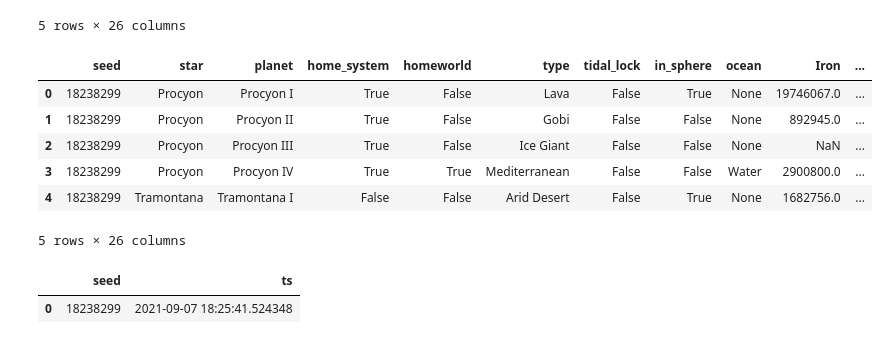
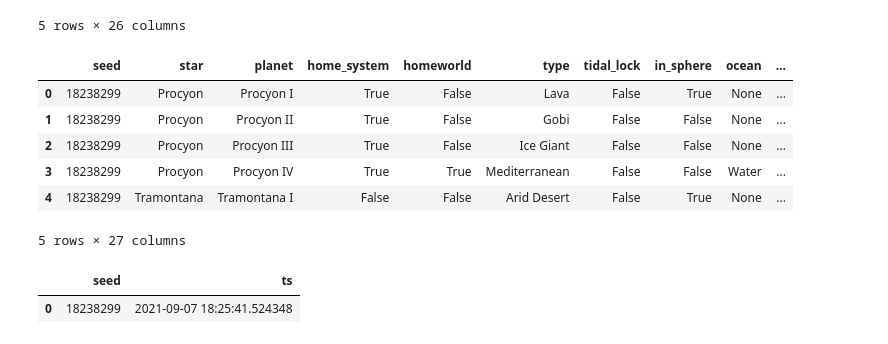
Before and after one commit to drakesiard/dsp-seed-export-parser, a Jupyter notebook: scanner.ipynb, the cells around one changed output. Drawn from its saved outputs; the diff is of its cells as text; code cells hidden in the pictures.

```diff
--- a/scanner.ipynb
+++ b/scanner.ipynb
@@ -14,6 +14,7 @@ import seaborn as sns
 import matplotlib as mpl
 from IPython.display import display, HTML
 from datetime import datetime as dt
+import matplotlib.pyplot as plt
 
 spectra_map = {0: 'M', 1: 'K', 2: 'G', 3: 'F', 4: 'A', 5: 'B', 6: 'O', 7: 'X'}
 singularity_flags = {
@@ -31,12 +32,17 @@ star_type_map = {
     3: 'Neutron Star',
     4: 'Black Hole',
 }
-vein_type_map = {
+vein_type_map = {'verbose': {
     'Iron': 'Iron', 'Copper': 'Copper', 'Silicium': 'Silicon', 'Titanium': 'Titanium',
     'Stone': 'Stone', 'Coal': 'Coal', 'Oil' : 'Oil', 'Fireice': 'Fire ice', 'Diamond': 'Kimberlite',
     'Fractal': 'Fractal Silicon', 'Crysrub': 'Organic Crystal', 'Grat': 'Optical Grating',
-    'Bamboo': 'Spiniform Stalagmite Crystal', 'Mag': 'Unipolar Magnets',
-}
+    'Bamboo': 'Spiniform Stalagmite Crystal', 'Mag': 'Unipolar Magnets', },
+                 'terse': {
+    'Iron': 'Iron', 'Copper': 'Copper', 'Silicium': 'Silicon', 'Titanium': 'Titanium',
+    'Stone': 'Stone', 'Coal': 'Coal', 'Oil' : 'Oil', 'Fireice': 'Fire ice', 'Diamond': 'Kimberlite',
+    'Fractal': 'Fractal Silicon', 'Crysrub': 'Organic Crystal', 'Grat': 'Optical Grating',
+    'Bamboo': 'Spin. Stal. Crystal', 'Mag': 'Uni. Magnets', }
+}['terse']
 vein_types = list(vein_type_map.values())
 ocean_types = ['Water', 'Sulfuric acid']
 base_types = ['Iron', 'Copper', 'Silicon', 'Titanium', 'Stone', 'Coal']
@@ -238,7 +244,7 @@ def scan_systems(universe):
                 'tidal_lock': (planet['singularity'] & singularity_flags['TidalLocked']) > 0,
                 'in_sphere': planet['sunDistance'] <= max_dyson_rad / DYSON_SPHERE_BUFFER,
                 'ocean': planet.get('waterItem', None),
-
+                'landPercent': planet.get('landPercent', 0.),
             }
             if 'vein' in planet:
                 planet_veins = {vein_type_map[k]: v for k, v in planet['vein'].items()}
@@ -252,39 +258,39 @@ def scan_systems(universe):
     planet_df = pd.DataFrame.from_records(planets)
     planet_df['Oil'] *= OIL_SPEED_MULTIPLIER
 
     star_df = pd.DataFrame.from_records(stars)
     systems = planet_df.groupby('star')
     star_resources = systems.sum().reindex(vein_types + gas_types, axis='columns')
     star_resources['planets'] = systems['planet'].count()
     oceans = (systems['ocean'].value_counts().unstack() > 0)[['Water', 'Sulfuric acid']]
     oceans.reindex(star_df['star'], fill_value=False)
     star_df = (star_df
                .merge(star_resources, left_on='star', right_index=True, validate='1:1')
                .merge(oceans.reindex(star_df['star'], fill_value=False),
                       left_on='star', right_index=True, validate='1:1'))
 
     seed_df =  pd.DataFrame.from_records([{'seed': seed, 'ts': mtime}])
 
     return star_df, planet_df, seed_df
 
 star_df, planet_df, seed_df = scan_systems(universe)
 display(star_df.head())
 display(planet_df.head())
 display(seed_df.head())
 # %% [output]
 |  | seed | star | home_system | spectrum | type | luminosity | Iron | Copper | Silicon | Titanium | ... |
 | 0 | 18238299 | Procyon | True | G | Main Sequence | 0.978408 | 23539812.0 | 33240354.0 | 13467962.0 | 13893383.0 | ... |
 | 1 | 18238299 | Tramontana | False | M | Main Sequence | 0.583942 | 14053173.0 | 28310788.0 | 3529581.0 | 37695658.0 | ... |
 | 2 | 18238299 | Gamma Vulpeculae | False | K | Main Sequence | 0.823254 | 36914259.0 | 41160402.0 | 20979566.0 | 37358159.0 | ... |
 | 3 | 18238299 | YedPrior | False | M | Main Sequence | 0.497194 | 26414756.0 | 18726224.0 | 19573996.0 | 39492924.0 | ... |
 | 4 | 18238299 | Lambda Sagittae | False | K | Main Sequence | 0.817663 | 9531719.0 | 1975948.0 | 4960219.0 | 31078570.0 | ... |
 5 rows × 26 columns
-|  | seed | star | planet | home_system | homeworld | type | tidal_lock | in_sphere | ocean | Iron | ... |
-| 0 | 18238299 | Procyon | Procyon I | True | False | Lava | False | True | None | 19746067.0 | ... |
-| 1 | 18238299 | Procyon | Procyon II | True | False | Gobi | False | False | None | 892945.0 | ... |
-| 2 | 18238299 | Procyon | Procyon III | True | False | Ice Giant | False | False | None | NaN | ... |
-| 3 | 18238299 | Procyon | Procyon IV | True | True | Mediterranean | False | False | Water | 2900800.0 | ... |
-| 4 | 18238299 | Tramontana | Tramontana I | False | False | Arid Desert | False | True | None | 1682756.0 | ... |
+|  | seed | star | planet | home_system | homeworld | type | tidal_lock | in_sphere | ocean | ... |
+| 0 | 18238299 | Procyon | Procyon I | True | False | Lava | False | True | None | ... |
+| 1 | 18238299 | Procyon | Procyon II | True | False | Gobi | False | False | None | ... |
+| 2 | 18238299 | Procyon | Procyon III | True | False | Ice Giant | False | False | None | ... |
+| 3 | 18238299 | Procyon | Procyon IV | True | True | Mediterranean | False | False | Water | ... |
+| 4 | 18238299 | Tramontana | Tramontana I | False | False | Arid Desert | False | True | None | ... |
-5 rows × 26 columns
+5 rows × 27 columns
 |  | seed | ts |
 | 0 | 18238299 | 2021-09-07 18:25:41.524348 |
```
Also changed, not shown: parts of 22 cells of this notebook.
